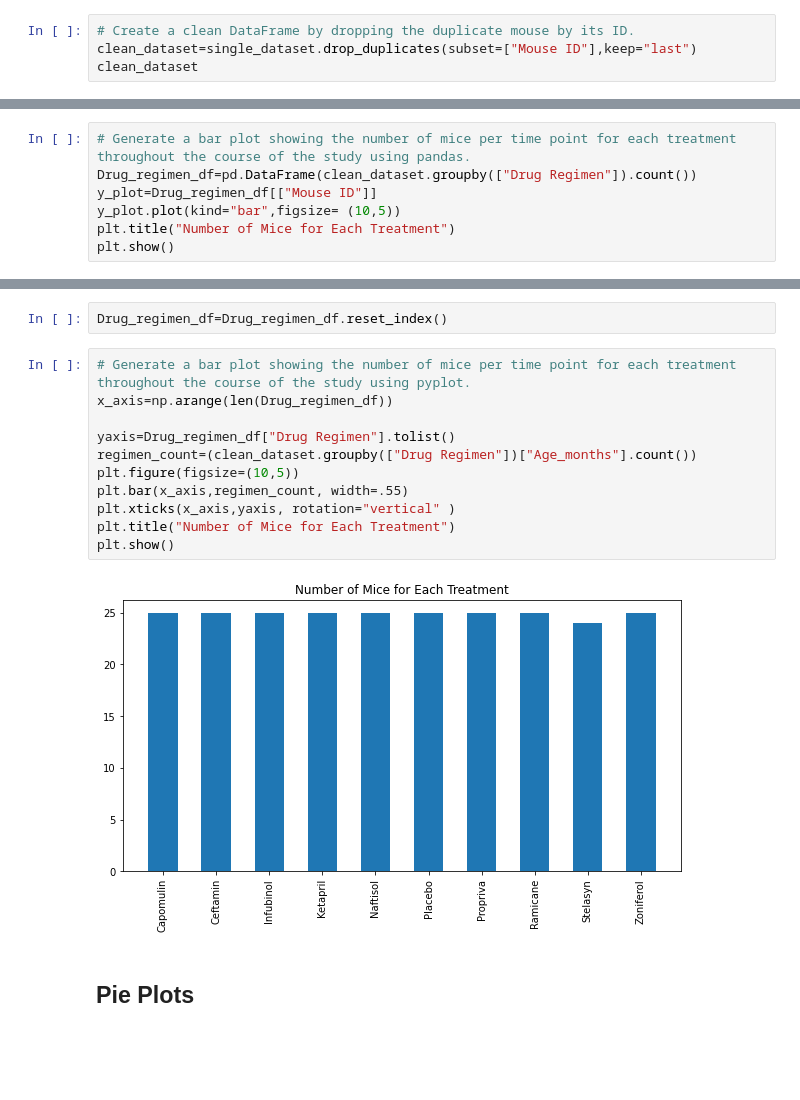
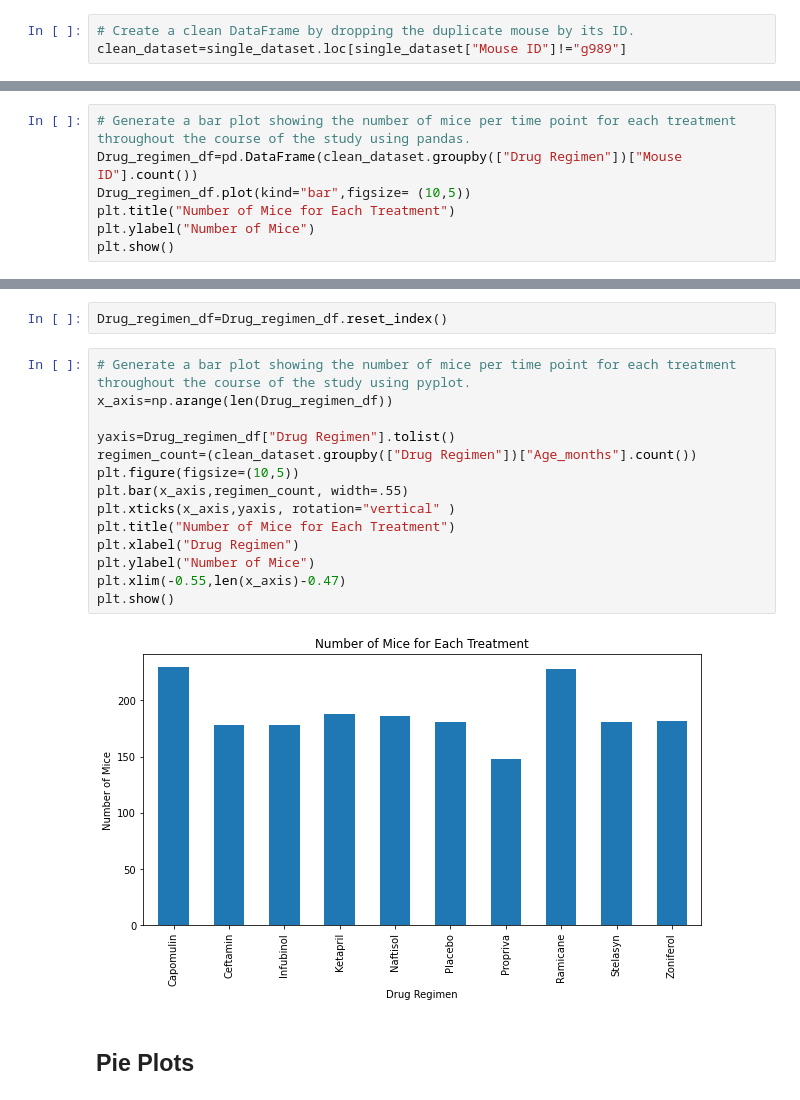
Before and after one commit to catu099/matplotlib-challege, a Jupyter notebook: pymaceuticals.ipynb, the cells around one changed output, grey strips where cells are left out. Cells and saved outputs as stored; diff of their text form; blank space fills up the shorter version.

```diff
--- a/pymaceuticals.ipynb
+++ b/pymaceuticals.ipynb
@@ -30,4 +51,3 @@ There are 1893 mices in the DataFrame
 # %%
 # Create a clean DataFrame by dropping the duplicate mouse by its ID.
-clean_dataset=single_dataset.drop_duplicates(subset=["Mouse ID"],keep="last")
-clean_dataset
+clean_dataset=single_dataset.loc[single_dataset["Mouse ID"]!="g989"]
@@ -83,9 +89,9 @@ summary_statistics_df
 ## Bar Plots
 # %%
 # Generate a bar plot showing the number of mice per time point for each treatment throughout the course of the study using pandas.
-Drug_regimen_df=pd.DataFrame(clean_dataset.groupby(["Drug Regimen"]).count())
-y_plot=Drug_regimen_df[["Mouse ID"]]
-y_plot.plot(kind="bar",figsize= (10,5))
+Drug_regimen_df=pd.DataFrame(clean_dataset.groupby(["Drug Regimen"])["Mouse ID"].count())
+Drug_regimen_df.plot(kind="bar",figsize= (10,5))
 plt.title("Number of Mice for Each Treatment")
+plt.ylabel("Number of Mice")
 plt.show()
 # %% [output]
@@ -95,15 +101,18 @@ Drug_regimen_df=Drug_regimen_df.reset_index()
 # %%
 # Generate a bar plot showing the number of mice per time point for each treatment throughout the course of the study using pyplot.
 x_axis=np.arange(len(Drug_regimen_df))
 
 yaxis=Drug_regimen_df["Drug Regimen"].tolist()
 regimen_count=(clean_dataset.groupby(["Drug Regimen"])["Age_months"].count())
 plt.figure(figsize=(10,5))
 plt.bar(x_axis,regimen_count, width=.55)
 plt.xticks(x_axis,yaxis, rotation="vertical" )
 plt.title("Number of Mice for Each Treatment")
+plt.xlabel("Drug Regimen")
+plt.ylabel("Number of Mice")
+plt.xlim(-0.55,len(x_axis)-0.47)
 plt.show()
 # %% [output]
-[figure, old version]
+[figure, new version]
 # %% [markdown]
 ## Pie Plots
```
Also changed, not shown: parts of 14 cells of this notebook.
